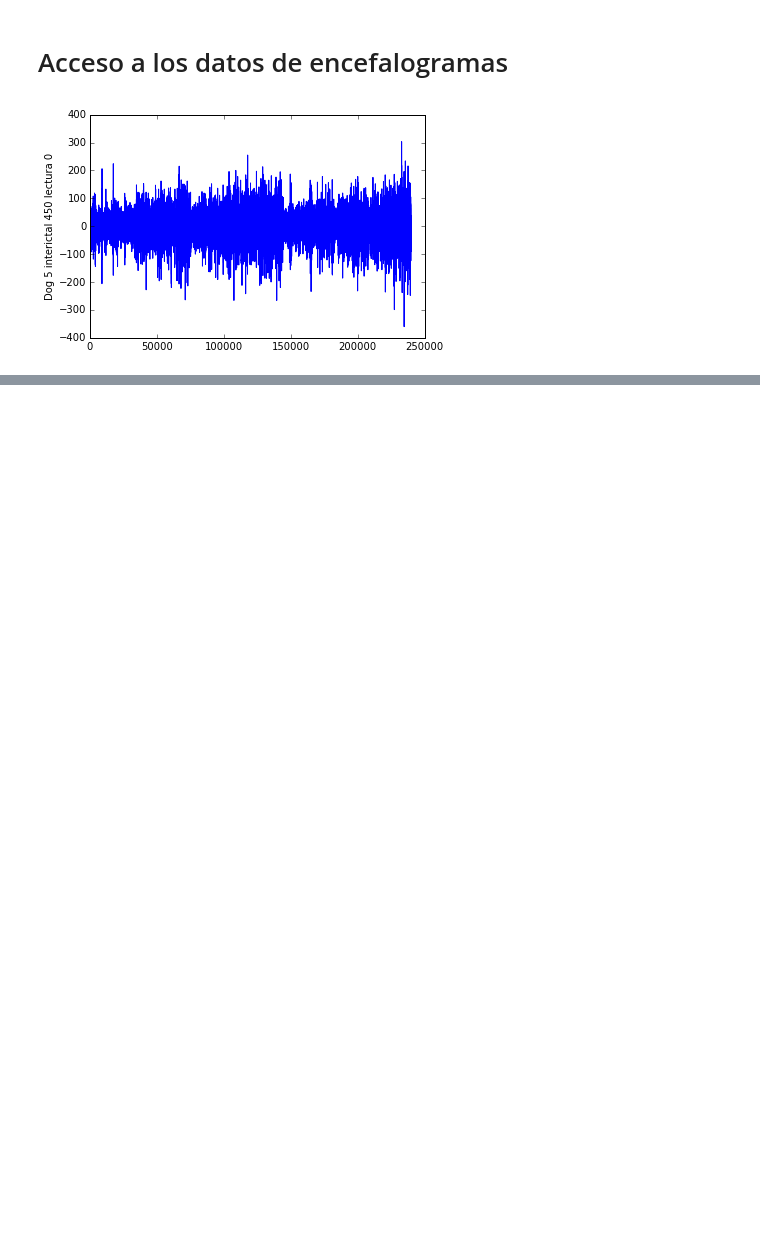
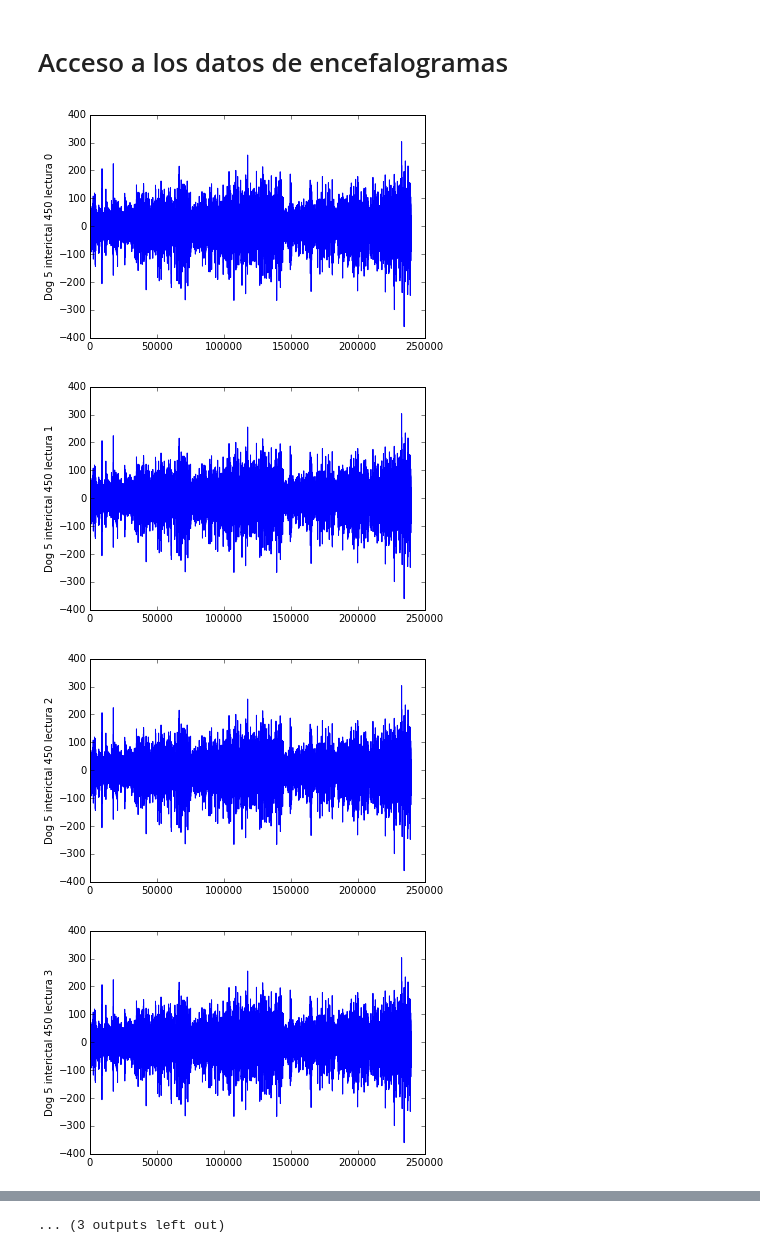
Before and after one commit to ramonrc/smm2014, a Jupyter notebook: Datos.ipynb, the cells around one changed output, grey strips where cells are left out. Drawn from its saved outputs; the diff is of its cells as text; code cells hidden in the pictures; blank space fills up the shorter version.

```diff
--- a/Datos.ipynb
+++ b/Datos.ipynb
@@ -16,8 +16,13 @@ datos?
 # %%
-# Para graficar los datos son 14 lecturas (no 8 !)
+# Para graficar los datos son 15 lecturas (no 8 !)
 import matplotlib.pyplot as plt
-plt.plot(datos[0][0][0][0])
-plt.ylabel('Dog 5 interictal 450 lectura 0')
-plt.show()
+
+for i in range(15):
+    plt.plot(datos[0][0][0][0])
+    plt.ylabel('Dog 5 interictal 450 lectura '+str(i))
+    plt.show()
 # %% [output]
 [figure]
+[figure, added]
+[figure, added]
+[figure, added]
@@ -23,0 +37 @@ plt.show()
+... (3 outputs left out)
```
Also changed, not shown: parts of 7 cells of this notebook.
